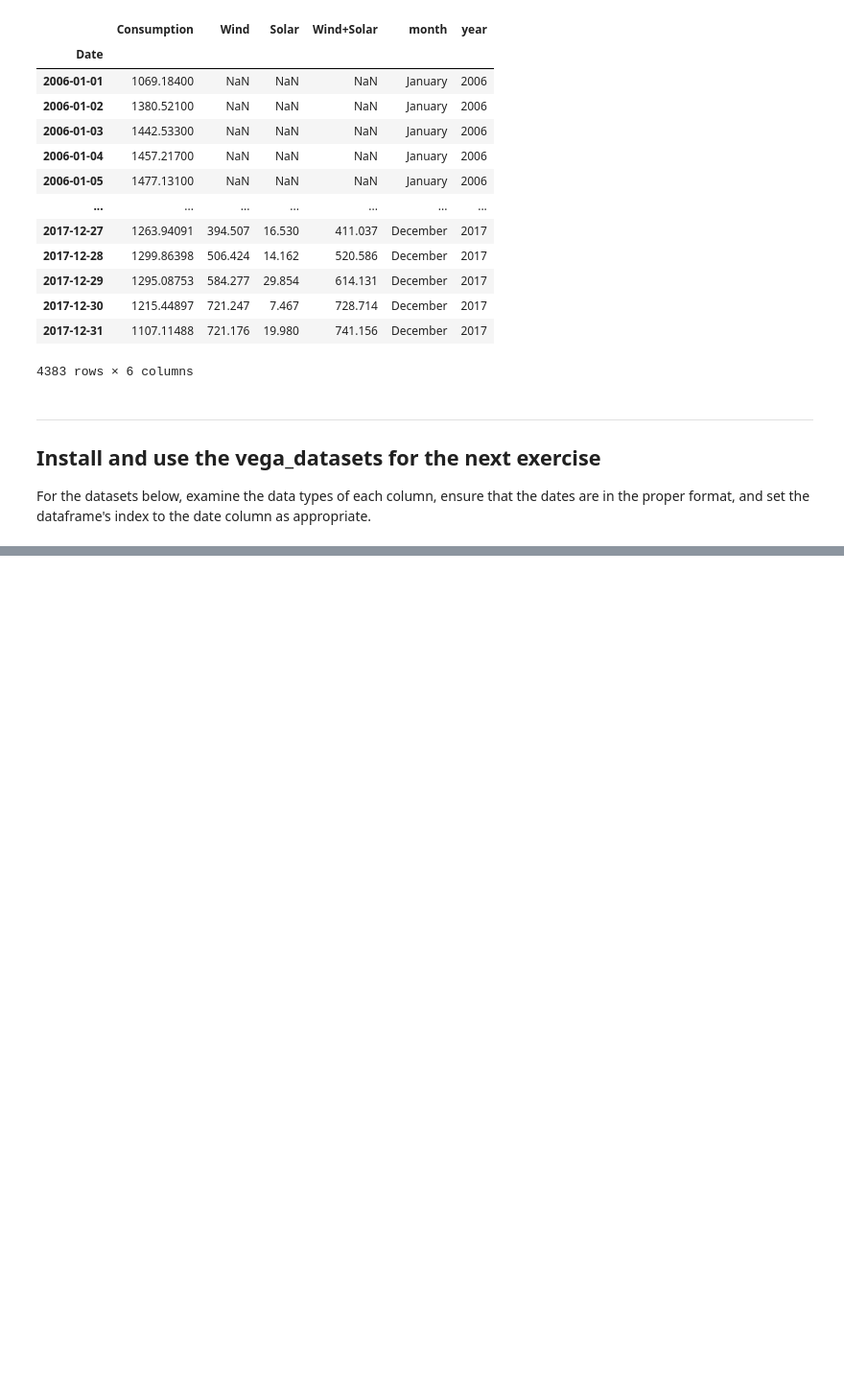
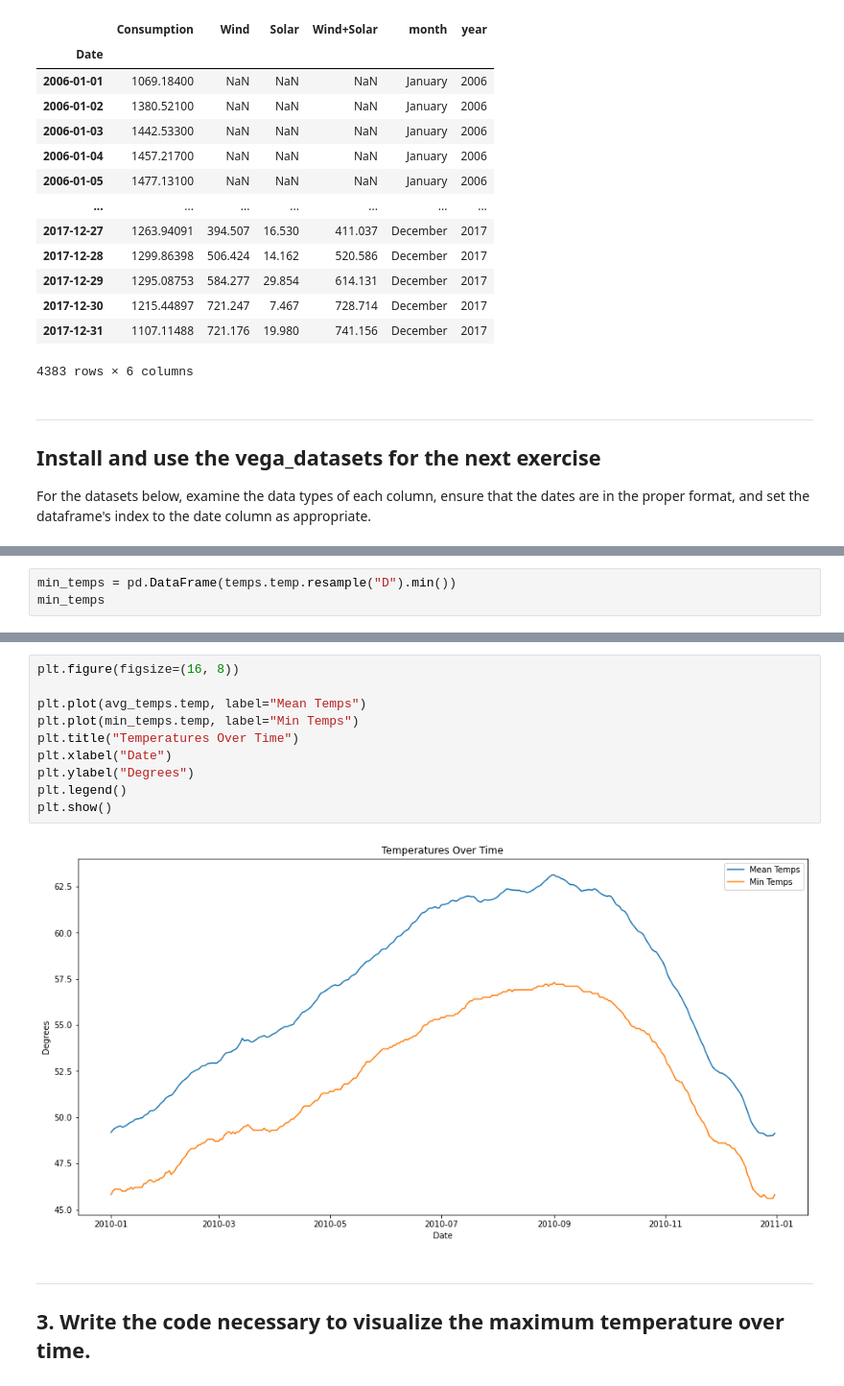
Before and after one commit to aleclhartman/ds-methodologies-exercises, a Jupyter notebook: time_series/prepare.ipynb, the cells around one changed output, grey strips where cells are left out. Shown: that part at 96% size. Saved outputs shown, nothing was run; the diff lists cells and outputs as text; blank space fills up the shorter version.

```diff
--- a/time_series/prepare.ipynb
+++ b/time_series/prepare.ipynb
@@ -382,0 +455,3 @@ For the datasets below, examine the data types of each column, ensure that the d
+# %%
+min_temps = pd.DataFrame(temps.temp.resample("D").min())
+min_temps
@@ -382,0 +473,15 @@ For the datasets below, examine the data types of each column, ensure that the d
+# %%
+plt.figure(figsize=(16, 8))
+
+plt.plot(avg_temps.temp, label="Mean Temps")
+plt.plot(min_temps.temp, label="Min Temps")
+plt.title("Temperatures Over Time")
+plt.xlabel("Date")
+plt.ylabel("Degrees")
+plt.legend()
+plt.show()
+# %% [output]
+[figure, added]
+# %% [markdown]
+---
+## 3. Write the code necessary to visualize the maximum temperature over time.
```
Also changed, not shown: parts of 37 cells of this notebook, 1 other file.
